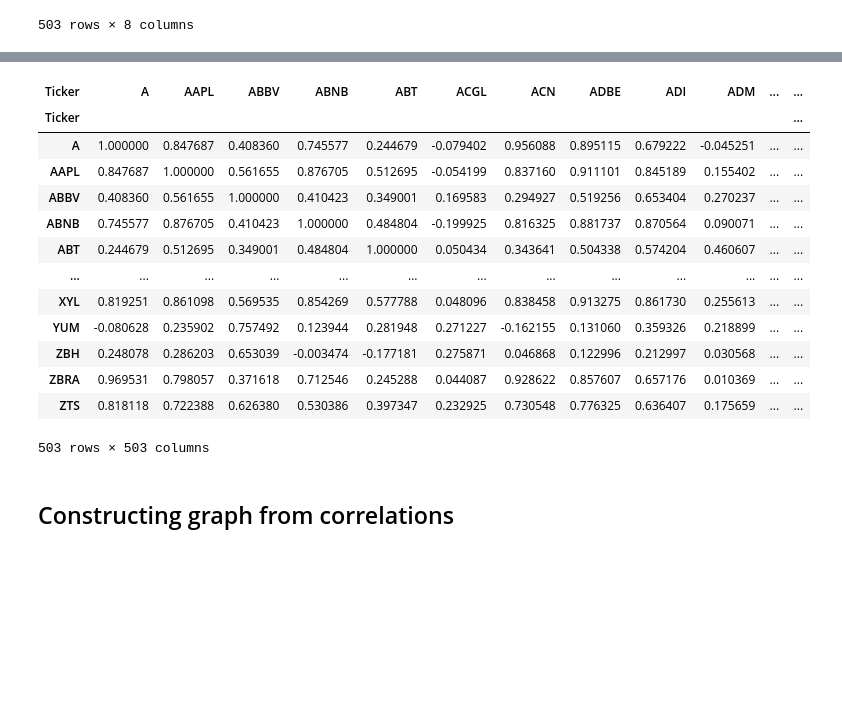
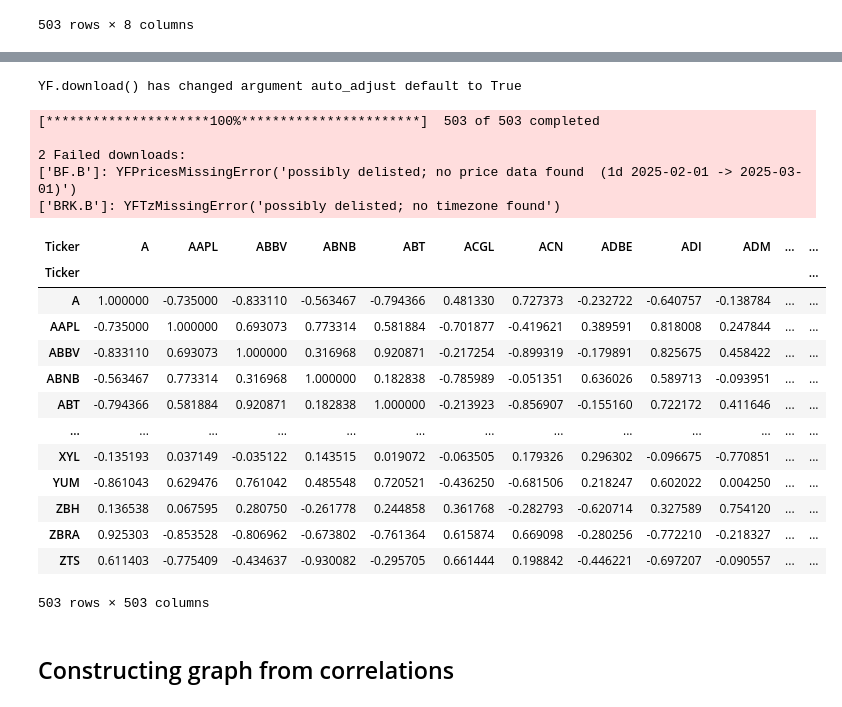
Before and after one commit to HSellis/INA-Project, a Jupyter notebook: Test.ipynb, the cells around one changed output, grey strips where cells are left out. Drawn from its saved outputs; the diff is of its cells as text; code cells hidden in the pictures; blank space fills up the shorter version.

```diff
--- a/Test.ipynb
+++ b/Test.ipynb
@@ -192,23 +198,32 @@ df_filtered
 | 2025-05-13 | 115.419998 | 212.929993 | 188.000000 | 138.050003 | 129.050003 | 93.419998 | 322.529999 | 397.399994 | 226.679993 | 50.689999 | ... | ... |
 70 rows × 503 columns
 # %%
-correlations = df_filtered.corr()
+from stock_graph_creation import get_sp500_stocks
+
+#correlations = df_filtered.corr()
+correlations = get_sp500_stocks(start_date="2025-02-01", end_date="2025-03-01").corr()
 correlations
 # %% [output]
+YF.download() has changed argument auto_adjust default to True
+[*********************100%***********************]  503 of 503 completed
+
+2 Failed downloads:
+['BF.B']: YFPricesMissingError('possibly delisted; no price data found  (1d 2025-02-01 -> 2025-03-01)')
+['BRK.B']: YFTzMissingError('possibly delisted; no timezone found')
 | Ticker | A | AAPL | ABBV | ABNB | ABT | ACGL | ACN | ADBE | ADI | ADM | ... | ... |
 | Ticker |  |  |  |  |  |  |  |  |  |  |  | ... |
-| A | 1.000000 | 0.847687 | 0.408360 | 0.745577 | 0.244679 | -0.079402 | 0.956088 | 0.895115 | 0.679222 | -0.045251 | ... | ... |
-| AAPL | 0.847687 | 1.000000 | 0.561655 | 0.876705 | 0.512695 | -0.054199 | 0.837160 | 0.911101 | 0.845189 | 0.155402 | ... | ... |
-| ABBV | 0.408360 | 0.561655 | 1.000000 | 0.410423 | 0.349001 | 0.169583 | 0.294927 | 0.519256 | 0.653404 | 0.270237 | ... | ... |
-| ABNB | 0.745577 | 0.876705 | 0.410423 | 1.000000 | 0.484804 | -0.199925 | 0.816325 | 0.881737 | 0.870564 | 0.090071 | ... | ... |
-| ABT | 0.244679 | 0.512695 | 0.349001 | 0.484804 | 1.000000 | 0.050434 | 0.343641 | 0.504338 | 0.574204 | 0.460607 | ... | ... |
+| A | 1.000000 | -0.735000 | -0.833110 | -0.563467 | -0.794366 | 0.481330 | 0.727373 | -0.232722 | -0.640757 | -0.138784 | ... | ... |
+| AAPL | -0.735000 | 1.000000 | 0.693073 | 0.773314 | 0.581884 | -0.701877 | -0.419621 | 0.389591 | 0.818008 | 0.247844 | ... | ... |
+| ABBV | -0.833110 | 0.693073 | 1.000000 | 0.316968 | 0.920871 | -0.217254 | -0.899319 | -0.179891 | 0.825675 | 0.458422 | ... | ... |
+| ABNB | -0.563467 | 0.773314 | 0.316968 | 1.000000 | 0.182838 | -0.785989 | -0.051351 | 0.636026 | 0.589713 | -0.093951 | ... | ... |
+| ABT | -0.794366 | 0.581884 | 0.920871 | 0.182838 | 1.000000 | -0.213923 | -0.856907 | -0.155160 | 0.722172 | 0.411646 | ... | ... |
 | ... | ... | ... | ... | ... | ... | ... | ... | ... | ... | ... | ... | ... |
-| XYL | 0.819251 | 0.861098 | 0.569535 | 0.854269 | 0.577788 | 0.048096 | 0.838458 | 0.913275 | 0.861730 | 0.255613 | ... | ... |
-| YUM | -0.080628 | 0.235902 | 0.757492 | 0.123944 | 0.281948 | 0.271227 | -0.162155 | 0.131060 | 0.359326 | 0.218899 | ... | ... |
-| ZBH | 0.248078 | 0.286203 | 0.653039 | -0.003474 | -0.177181 | 0.275871 | 0.046868 | 0.122996 | 0.212997 | 0.030568 | ... | ... |
-| ZBRA | 0.969531 | 0.798057 | 0.371618 | 0.712546 | 0.245288 | 0.044087 | 0.928622 | 0.857607 | 0.657176 | 0.010369 | ... | ... |
-| ZTS | 0.818118 | 0.722388 | 0.626380 | 0.530386 | 0.397347 | 0.232925 | 0.730548 | 0.776325 | 0.636407 | 0.175659 | ... | ... |
+| XYL | -0.135193 | 0.037149 | -0.035122 | 0.143515 | 0.019072 | -0.063505 | 0.179326 | 0.296302 | -0.096675 | -0.770851 | ... | ... |
+| YUM | -0.861043 | 0.629476 | 0.761042 | 0.485548 | 0.720521 | -0.436250 | -0.681506 | 0.218247 | 0.602022 | 0.004250 | ... | ... |
+| ZBH | 0.136538 | 0.067595 | 0.280750 | -0.261778 | 0.244858 | 0.361768 | -0.282793 | -0.620714 | 0.327589 | 0.754120 | ... | ... |
+| ZBRA | 0.925303 | -0.853528 | -0.806962 | -0.673802 | -0.761364 | 0.615874 | 0.669098 | -0.280256 | -0.772210 | -0.218327 | ... | ... |
+| ZTS | 0.611403 | -0.775409 | -0.434637 | -0.930082 | -0.295705 | 0.661444 | 0.198842 | -0.446221 | -0.697207 | -0.090557 | ... | ... |
-503 rows × 503 columns
+503 rows × 503 columns
 # %% [markdown]
 ## Constructing graph from correlations
 # %%
```
Also changed, not shown: parts of 6 cells of this notebook, 1 other file.
